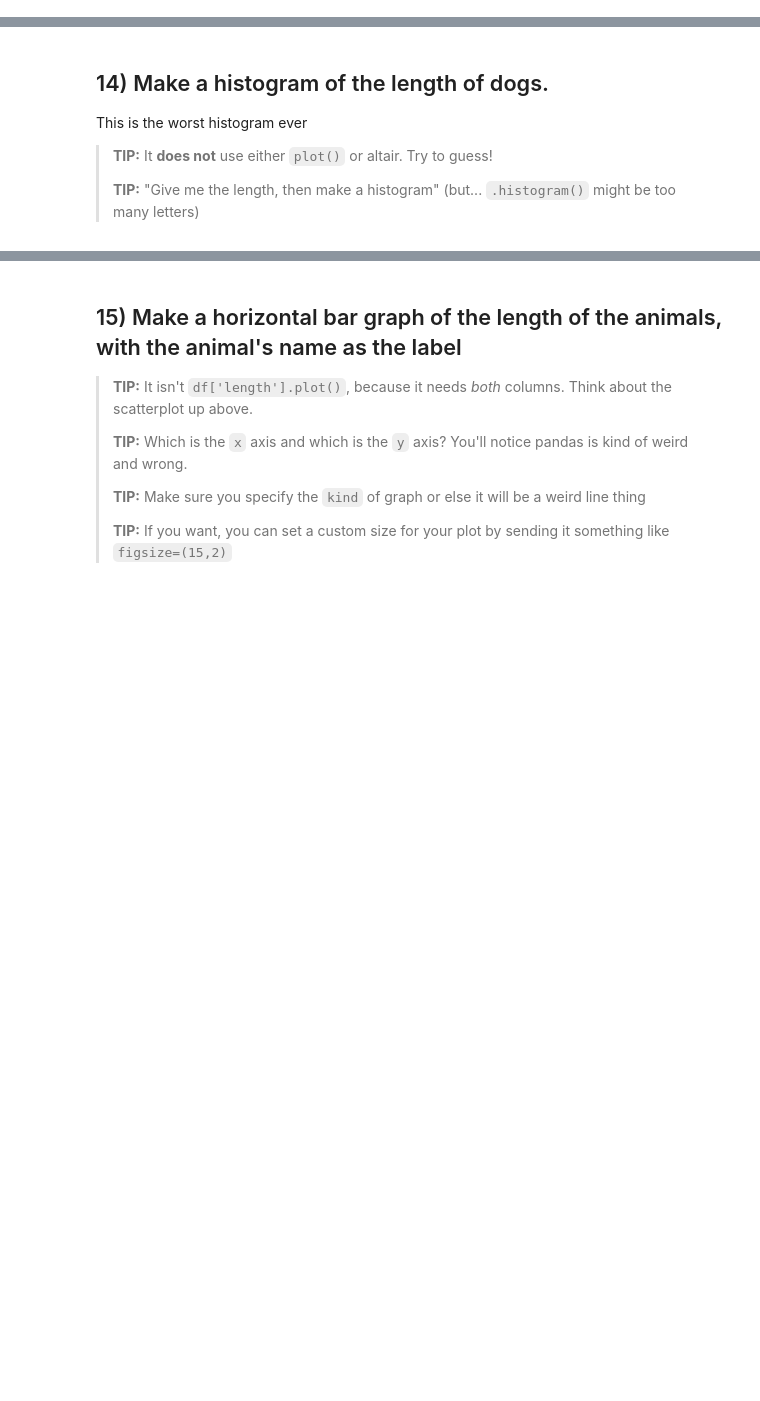
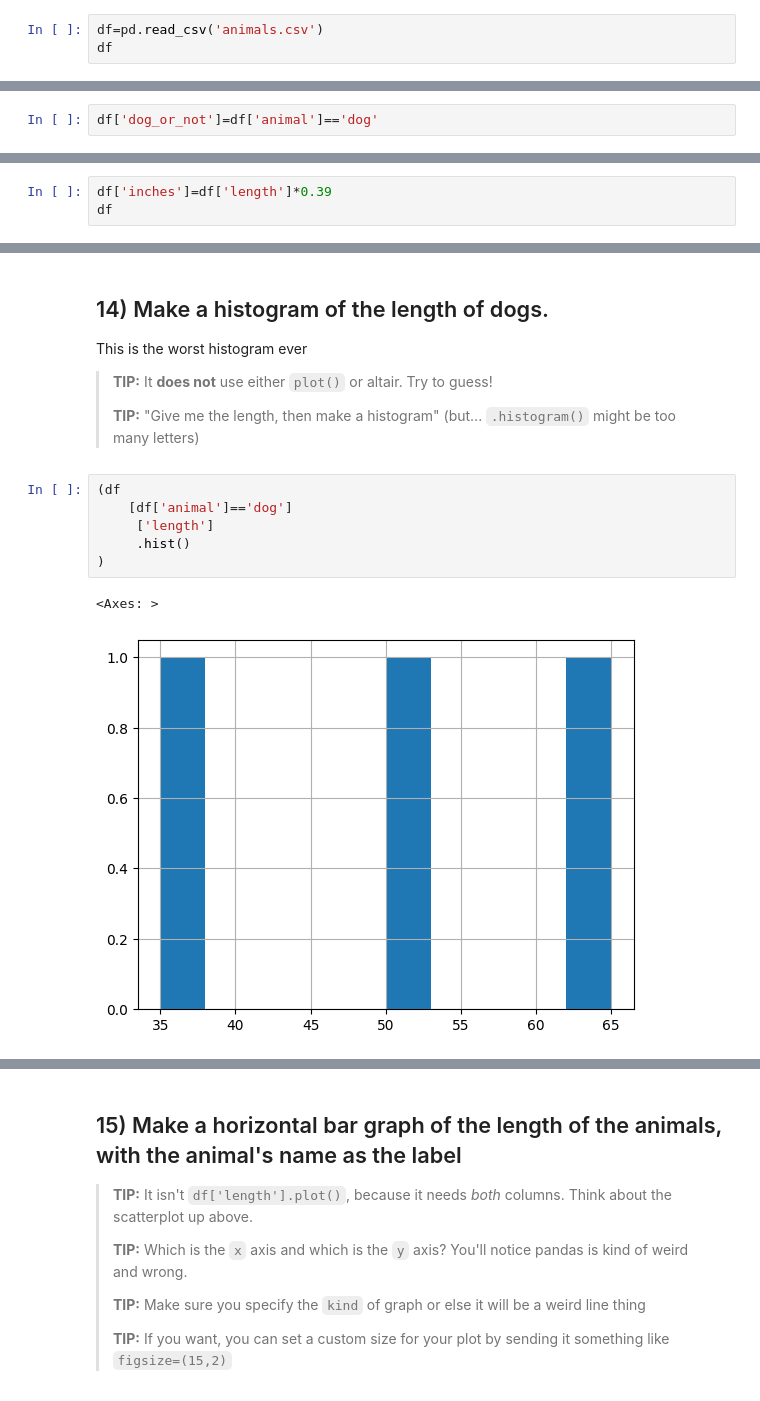
Before and after one commit to yiren54610/06-homework, a Jupyter notebook: 01-Animals.ipynb, the cells around one changed output, grey strips where cells are left out. Saved outputs shown, nothing was run; the diff lists cells and outputs as text; blank space fills up the shorter version.

```diff
--- a/01-Animals.ipynb
+++ b/01-Animals.ipynb
@@ -56,3 +58,6 @@ Import pandas **with the correct name**.
 ## 1) Reading in a csv file
 
 Use pandas to read in the animals CSV file, saving it as a variable with the normal name for a dataframe
+# %%
+df=pd.read_csv('animals.csv')
+df
@@ -82,0 +157,2 @@ You can do this with separate commands or with a single command.
+# %%
+df['dog_or_not']=df['animal']=='dog'
@@ -89,2 +181,5 @@ Do this in **a different way than you did the dogs display**
 # %% [markdown]
 ## 9) `length` is the animal's length in centimeters. Create a new column called `inches` that is the length in inches.
+# %%
+df['inches']=df['length']*0.39
+df
@@ -112,3 +261,12 @@ This is the worst histogram ever
 > **TIP:** It **does not** use either `plot()` or altair. Try to guess!
 >
 > **TIP:** "Give me the length, then make a histogram" (but... `.histogram()` might be too many letters)
+# %%
+(df
+    [df['animal']=='dog']
+     ['length']
+     .hist()
+)
+# %% [output]
+<Axes: >
+[figure, added]
```
Also changed, not shown: parts of 29 cells of this notebook.
